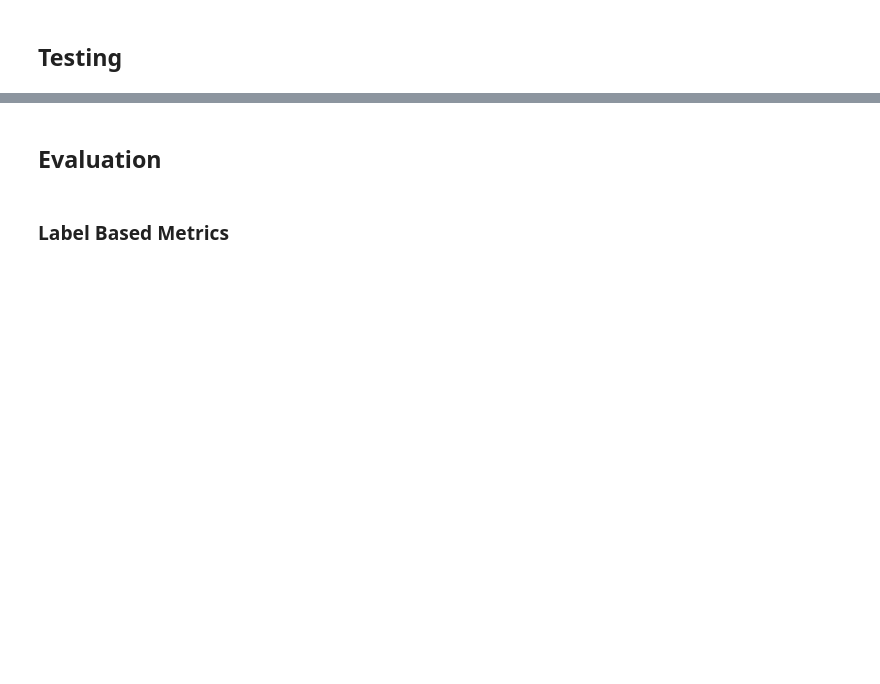
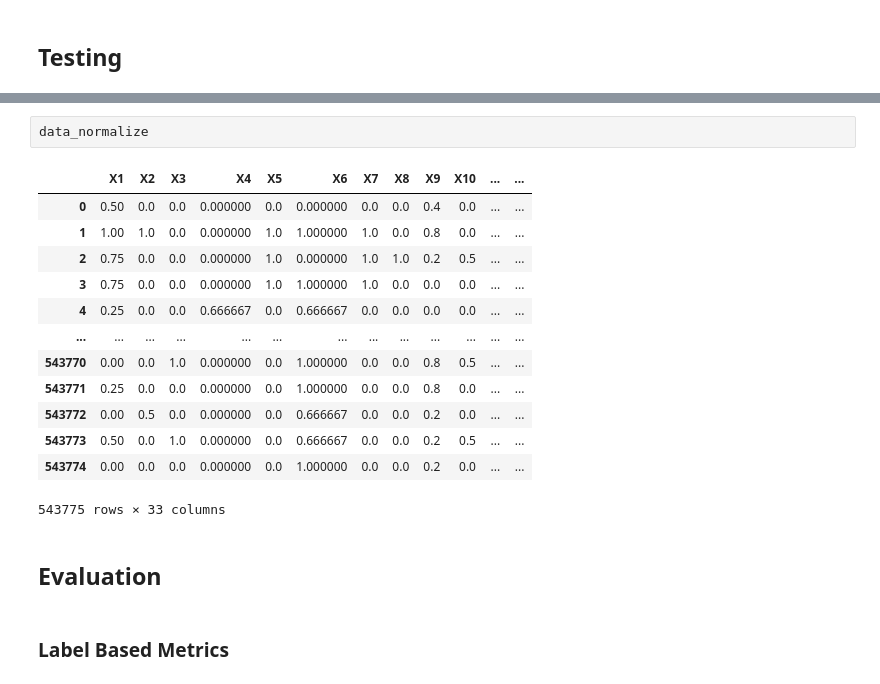
Before and after one commit to MRifqiFz/project-ednn, a Jupyter notebook: Code/DNN.ipynb, the cells around one changed output, grey strips where cells are left out. Cells and saved outputs as stored; diff of their text form; blank space fills up the shorter version.

```diff
--- a/Code/DNN.ipynb
+++ b/Code/DNN.ipynb
@@ -481,3 +712,19 @@ Test Loss: 0.0027
+# %%
+data_normalize
+# %% [output]
+|  | X1 | X2 | X3 | X4 | X5 | X6 | X7 | X8 | X9 | X10 | ... | ... |
+| 0 | 0.50 | 0.0 | 0.0 | 0.000000 | 0.0 | 0.000000 | 0.0 | 0.0 | 0.4 | 0.0 | ... | ... |
+| 1 | 1.00 | 1.0 | 0.0 | 0.000000 | 1.0 | 1.000000 | 1.0 | 0.0 | 0.8 | 0.0 | ... | ... |
+| 2 | 0.75 | 0.0 | 0.0 | 0.000000 | 1.0 | 0.000000 | 1.0 | 1.0 | 0.2 | 0.5 | ... | ... |
+| 3 | 0.75 | 0.0 | 0.0 | 0.000000 | 1.0 | 1.000000 | 1.0 | 0.0 | 0.0 | 0.0 | ... | ... |
+| 4 | 0.25 | 0.0 | 0.0 | 0.666667 | 0.0 | 0.666667 | 0.0 | 0.0 | 0.0 | 0.0 | ... | ... |
+| ... | ... | ... | ... | ... | ... | ... | ... | ... | ... | ... | ... | ... |
+| 543770 | 0.00 | 0.0 | 1.0 | 0.000000 | 0.0 | 1.000000 | 0.0 | 0.0 | 0.8 | 0.5 | ... | ... |
+| 543771 | 0.25 | 0.0 | 0.0 | 0.000000 | 0.0 | 1.000000 | 0.0 | 0.0 | 0.8 | 0.0 | ... | ... |
+| 543772 | 0.00 | 0.5 | 0.0 | 0.000000 | 0.0 | 0.666667 | 0.0 | 0.0 | 0.2 | 0.0 | ... | ... |
+| 543773 | 0.50 | 0.0 | 1.0 | 0.000000 | 0.0 | 0.666667 | 0.0 | 0.0 | 0.2 | 0.5 | ... | ... |
+| 543774 | 0.00 | 0.0 | 0.0 | 0.000000 | 0.0 | 1.000000 | 0.0 | 0.0 | 0.2 | 0.0 | ... | ... |
+543775 rows × 33 columns
 # %% [markdown]
 ## Evaluation
 # %% [markdown]
```
Also changed, not shown: parts of 29 cells of this notebook, 9 other files.
